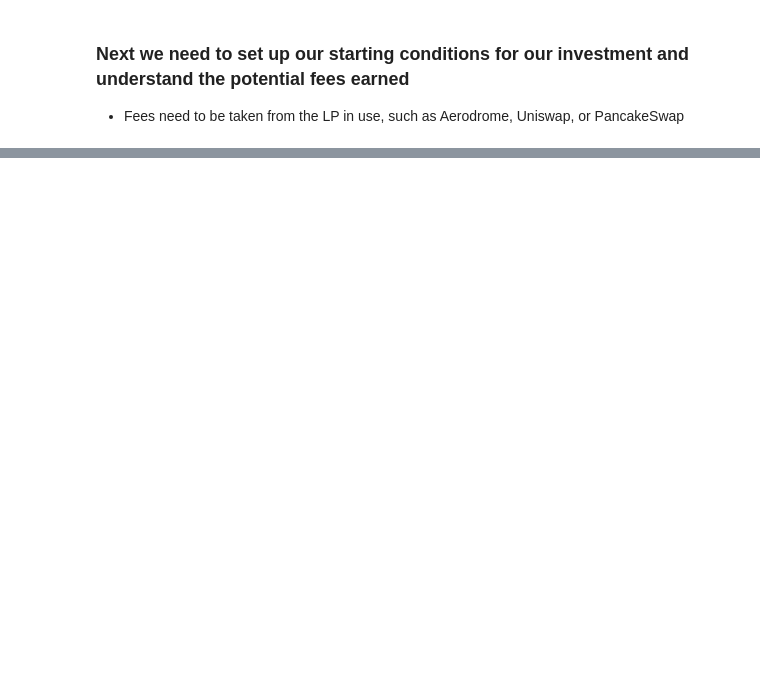
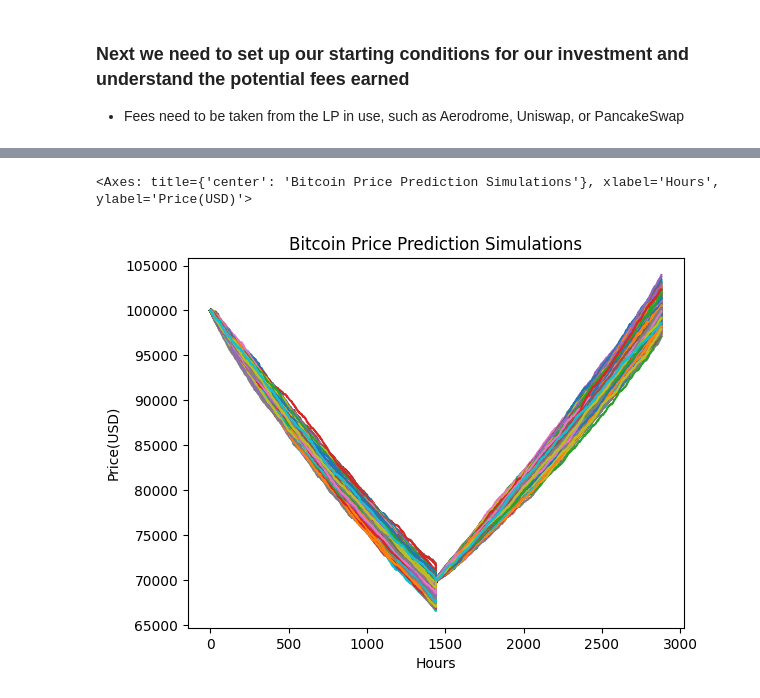
Before and after one commit to webjunk4bill/crypto_playground, a Jupyter notebook: CL_Techniques.ipynb, the cells around one changed output, grey strips where cells are left out. Saved outputs shown, nothing was run; the diff lists cells and outputs as text; code cells hidden in the pictures; blank space fills up the shorter version.

```diff
--- a/CL_Techniques.ipynb
+++ b/CL_Techniques.ipynb
@@ -227,0 +229,35 @@ Fee per hour: $18.50
+# %%
+# Try to do a manual 30% reduction
+
+
+btc = hc.Token("BTC", 101000)
+iterations = 2500  # Can adjust this for more variance if desired
+predict_days = 60
+predict_hours = predict_days * 24
+b = hc.Brownian()
+predict = {}
+gain = [-0.3 / 60 / 24, 0.43 / 60 / 24]
+start_price = [100000, 70000]
+std_gain = 0.01
+for j in range(2):
+    predict[j] = []
+    btc.price = start_price[j]
+    mean_gain = gain[j]
+    offset = j * predict_hours
+    for i in range(iterations):
+        x = b.stock_price(btc.price, mean_gain, std_gain, predict_hours, 1)
+        predict[j].append(x)
+df1  = pd.DataFrame(predict[0]).T
+df2  = pd.DataFrame(predict[1]).T
+df = pd.concat([df1,df2], ignore_index=True)
+
+# Look at price prediction over time
+mean_price = df.mean(axis=1)
+min_price = df.min(axis=1)
+max_price = df.max(axis=1)
+std_price = df.std(axis=1)
+
+df.plot(legend=False, ylabel='Price(USD)', xlabel='Hours',title='Bitcoin Price Prediction Simulations')
+# %% [output]
+<Axes: title={'center': 'Bitcoin Price Prediction Simulations'}, xlabel='Hours', ylabel='Price(USD)'>
+[figure, added]
```
Also changed, not shown: parts of 10 cells of this notebook, 9 other files.
